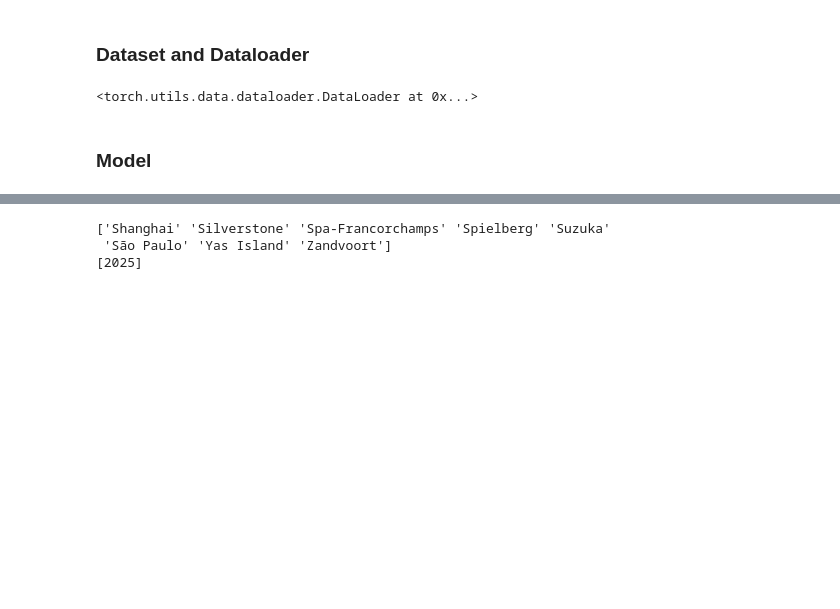
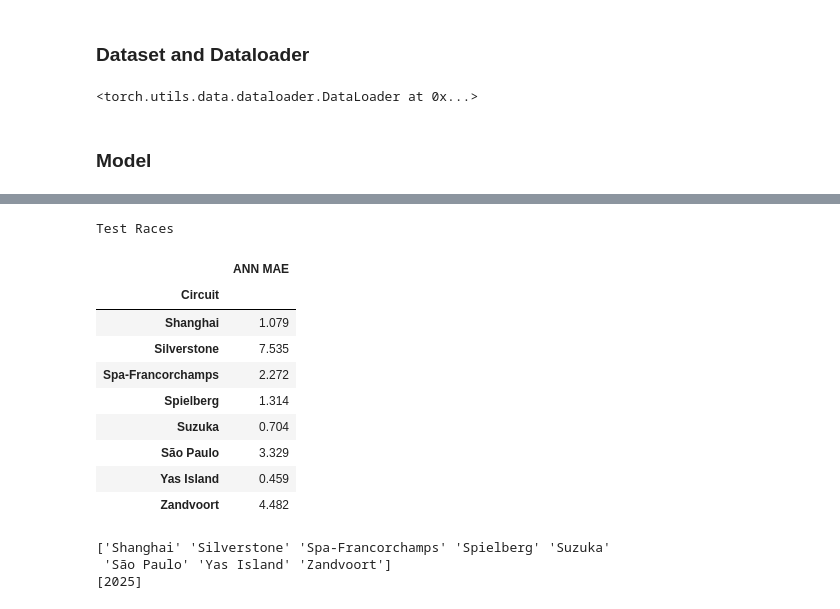
Before and after one commit to brinzeroseven/LapTimePredictorF1, a Jupyter notebook: notebooks/4_ANN.ipynb, the cells around one changed output, grey strips where cells are left out. Drawn from its saved outputs; the diff is of its cells as text; code cells hidden in the pictures; blank space fills up the shorter version.

```diff
--- a/notebooks/4_ANN.ipynb
+++ b/notebooks/4_ANN.ipynb
@@ -94 +116,3 @@ test_data = data[test_mask].copy()
+# %%
+races = trainval_data[["Year","Circuit"]].drop_duplicates().reset_index(drop=True)
 # %%
@@ -285,11 +327,27 @@ RMSE: 25.04s
 # %%
-results = test_data.copy()
+print("Test Races")
 
-results["PredictionNN"] = predictions
-
-results["ErrorNN"] = (
-    results["PredictionNN"] - results["TargetLapTime"]
+# per-circuit MAE on test
+test_preds = predict_laptimes(model, X_test_tensor, test_data["LapTimeSeconds"])
+test_data = test_data.copy()
+test_data["Prediction"] = test_preds
+test_data["AbsError"] = np.abs(
+    test_data["Prediction"] - test_data[TARGET]
 )
 
-results["AbsoluteErrorNN"] = results["ErrorNN"].abs()
+per_circuit = test_data.groupby("Circuit")["AbsError"].mean()
+
+pd.DataFrame({"ANN MAE": per_circuit}).round(3)
+# %% [output]
+Test Races
+|  | ANN MAE |
+| Circuit |  |
+| Shanghai | 1.079 |
+| Silverstone | 7.535 |
+| Spa-Francorchamps | 2.272 |
+| Spielberg | 1.314 |
+| Suzuka | 0.704 |
+| São Paulo | 3.329 |
+| Yas Island | 0.459 |
+| Zandvoort | 4.482 |
 # %%
```
Also changed, not shown: parts of 48 cells of this notebook.
